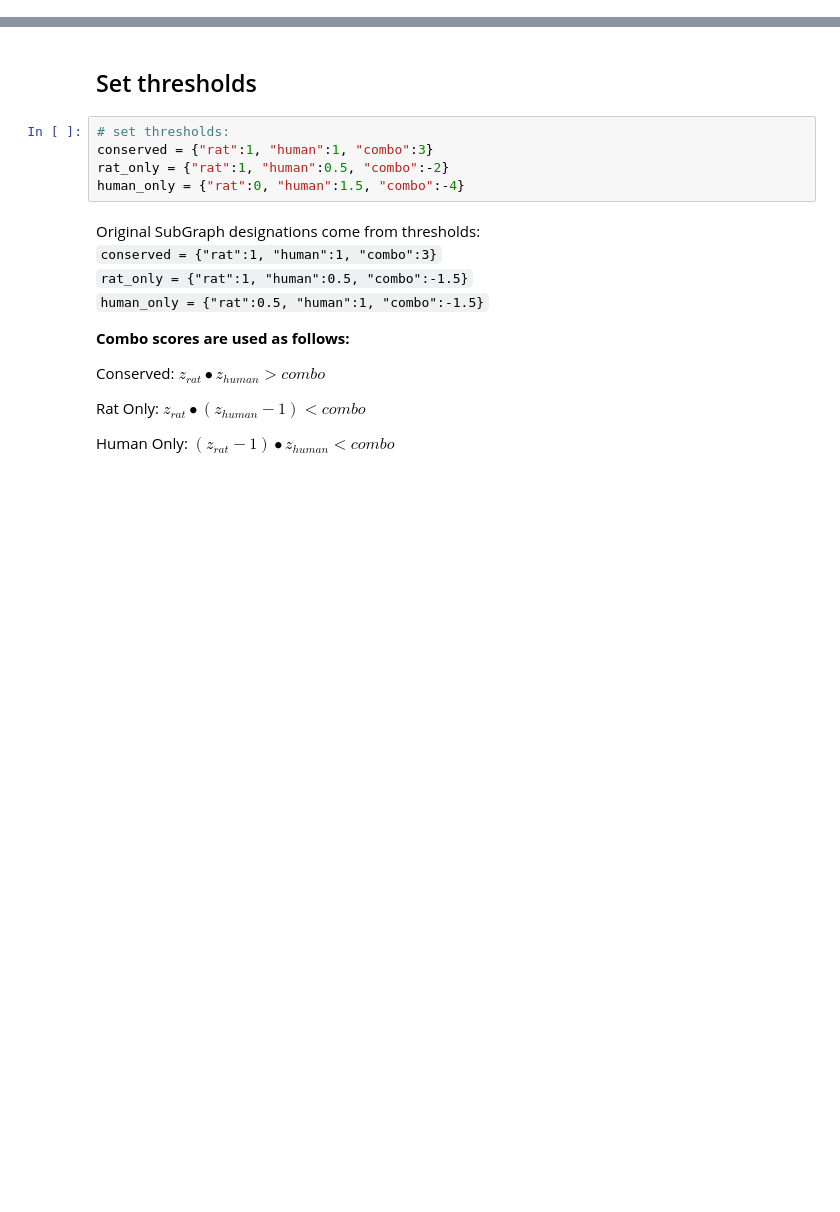
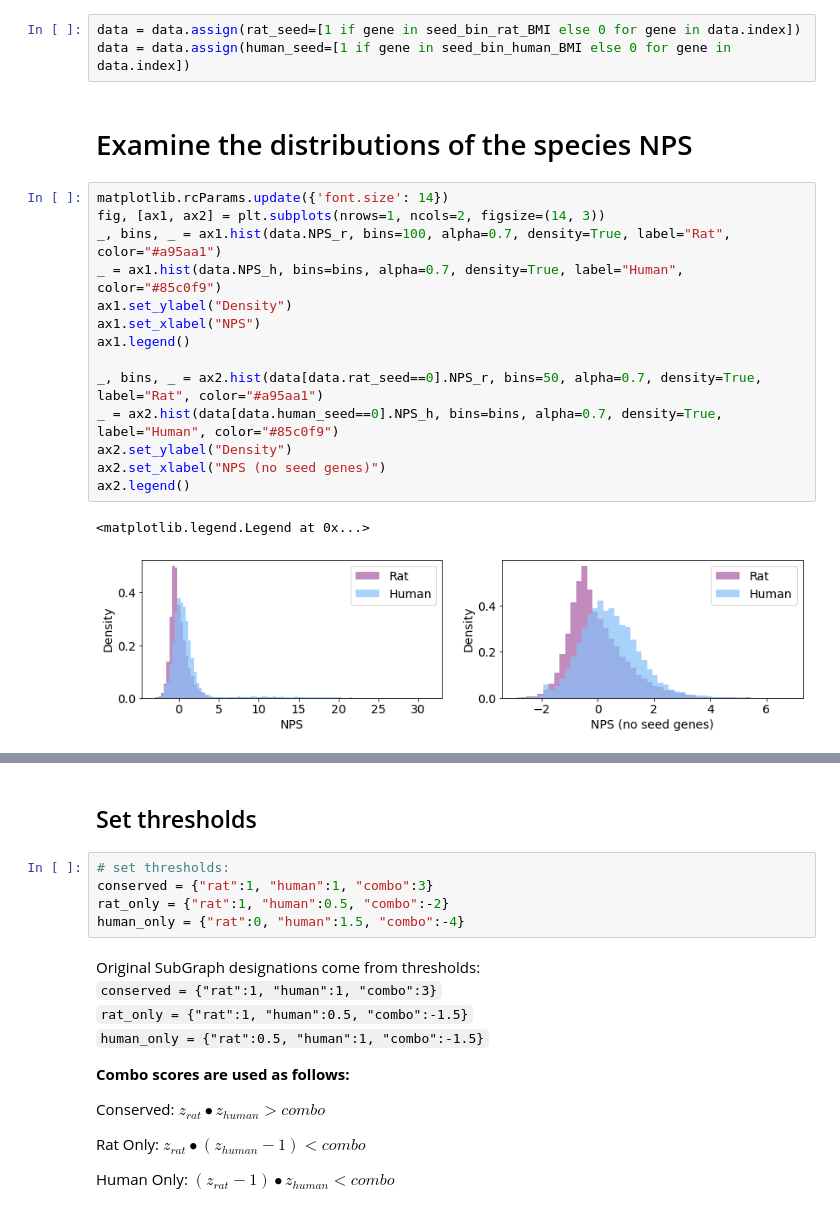
Before and after one commit to sarah-n-wright/CrossSpeciesBMI, a Jupyter notebook: Notebooks/3_Species_Specific_BMI_Networks.ipynb, the cells around one changed output, grey strips where cells are left out. Saved outputs shown, nothing was run; the diff lists cells and outputs as text; blank space fills up the shorter version.

```diff
--- a/Notebooks/3_Species_Specific_BMI_Networks.ipynb
+++ b/Notebooks/3_Species_Specific_BMI_Networks.ipynb
@@ -33 +47,23 @@ _ = plt.hist(data[data.human_seed==0].z_human, bins=50, alpha=0.7)
+# %%
+data = data.assign(rat_seed=[1 if gene in seed_bin_rat_BMI else 0 for gene in data.index])
+data = data.assign(human_seed=[1 if gene in seed_bin_human_BMI else 0 for gene in data.index])
+# %% [markdown]
+# Examine the distributions of the species NPS
+# %%
+matplotlib.rcParams.update({'font.size': 14})
+fig, [ax1, ax2] = plt.subplots(nrows=1, ncols=2, figsize=(14, 3))
+_, bins, _ = ax1.hist(data.NPS_r, bins=100, alpha=0.7, density=True, label="Rat", color="#a95aa1")
+_ = ax1.hist(data.NPS_h, bins=bins, alpha=0.7, density=True, label="Human", color="#85c0f9")
+ax1.set_ylabel("Density")
+ax1.set_xlabel("NPS")
+ax1.legend()
+
+_, bins, _ = ax2.hist(data[data.rat_seed==0].NPS_r, bins=50, alpha=0.7, density=True, label="Rat", color="#a95aa1")
+_ = ax2.hist(data[data.human_seed==0].NPS_h, bins=bins, alpha=0.7, density=True, label="Human", color="#85c0f9")
+ax2.set_ylabel("Density")
+ax2.set_xlabel("NPS (no seed genes)")
+ax2.legend()
+# %% [output]
+<matplotlib.legend.Legend at 0x...>
+[figure, added]
 # %%
```
Also changed, not shown: parts of 63 cells of this notebook, 2 other files.
